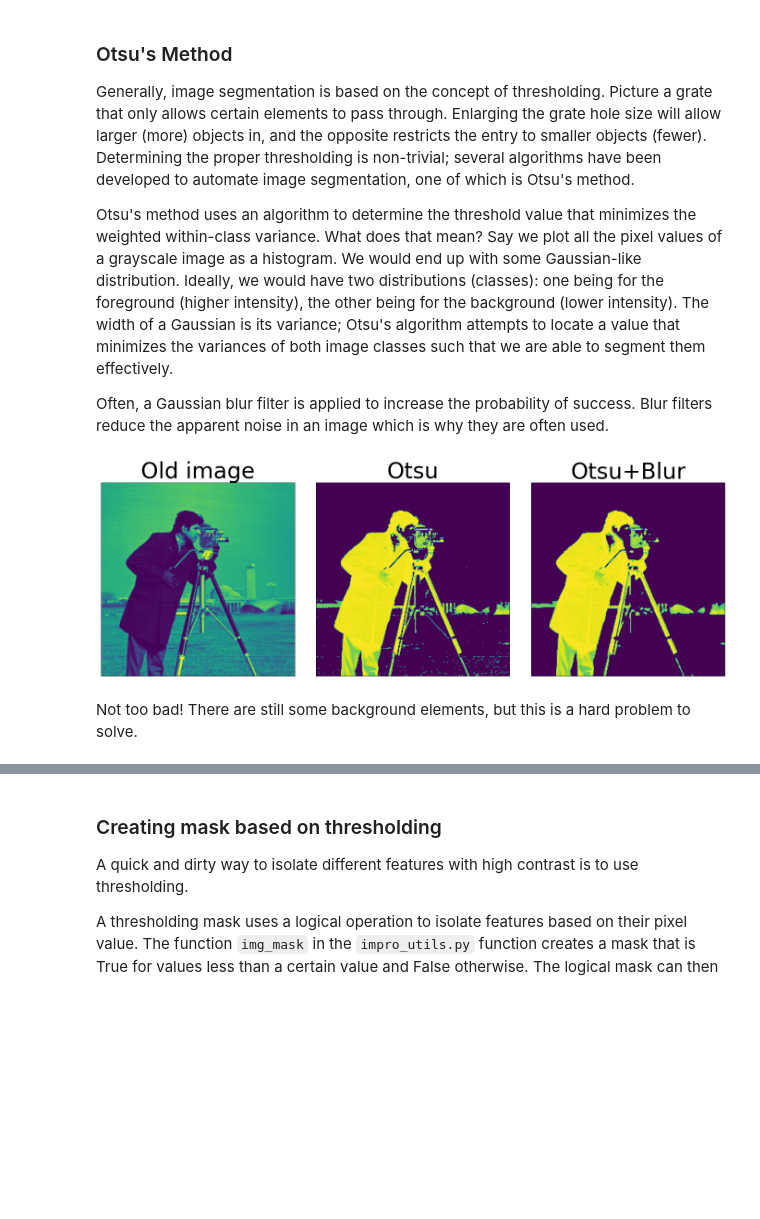
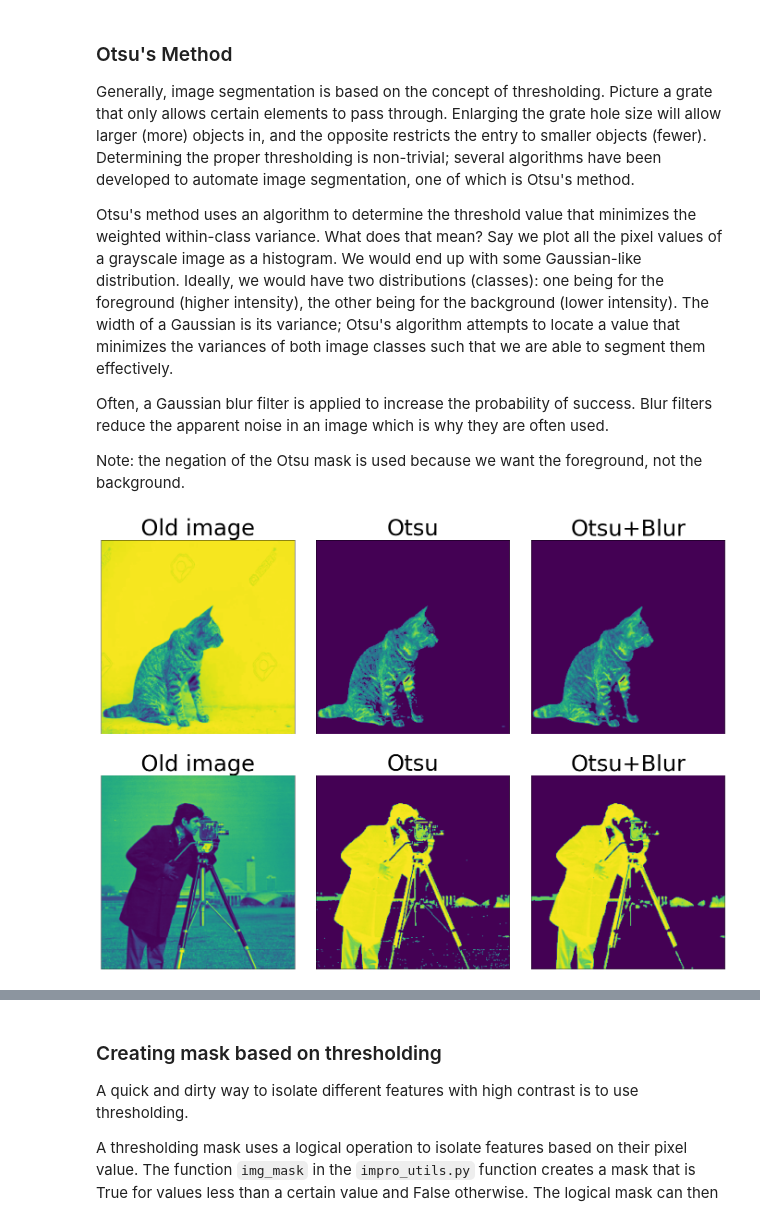
Before and after one commit to bazzzzil/image-processing, a Jupyter notebook: image_segmentation.ipynb, the cells around one changed output, grey strips where cells are left out. Drawn from its saved outputs; the diff is of its cells as text; code cells hidden in the pictures; blank space fills up the shorter version.

```diff
--- a/image_segmentation.ipynb
+++ b/image_segmentation.ipynb
@@ -21,7 +21,13 @@ This is actually quite a complicated problem, as the background has many high co
 filename = 'test2.jpg'
 image = imp.load_data(filename)
 
+filename = 'cat.png'
+cat = cv.resize(imp.load_data(filename),(256,256))
+
 fig = plt.figure(figsize=(20,15))
 imp.plot_img(image, "Image")
+
+fig = plt.figure(figsize=(20,15))
+imp.plot_img(cat, "Image")
 # %% [output]
 [figure]
@@ -33,21 +40,33 @@ Generally, image segmentation is based on the concept of thresholding. Picture a
 Otsu's method uses an algorithm to determine the threshold value that minimizes the weighted within-class variance. What does that mean? Say we plot all the pixel values of a grayscale image as a histogram. We would end up with some Gaussian-like distribution. Ideally, we would have two distributions (classes): one being for the foreground (higher intensity), the other being for the background (lower intensity). The width of a Gaussian is its variance; Otsu's algorithm attempts to locate a value that minimizes the variances of both image classes such that we are able to segment them effectively.
 
 Often, a Gaussian blur filter is applied to increase the probability of success. Blur filters reduce the apparent noise in an image which is why they are often used.
+
+Note: the negation of the Otsu mask is used because we want the foreground, not the background.
 # %%
+_,otsu = cv.threshold(cat, 0, 255, cv.THRESH_BINARY+cv.THRESH_OTSU)
+
+blur = cv.GaussianBlur(cat,(5,5),0)
+_,otsu_blur = cv.threshold(blur, 0, 255, cv.THRESH_BINARY+cv.THRESH_OTSU)
+
+fig = plt.figure(figsize=(20,15))
+plt.subplot(2,3,1)
+imp.plot_img(abs(cat),'Old image')
+plt.subplot(2,3,2)
+imp.plot_img(abs(~otsu*cat),'Otsu')
+plt.subplot(2,3,3)
+imp.plot_img(abs(~otsu_blur*cat),'Otsu+Blur')
+
 _,otsu = cv.threshold(image, 0, 255, cv.THRESH_BINARY+cv.THRESH_OTSU)
 
 blur = cv.GaussianBlur(image,(5,5),0)
 _,otsu_blur = cv.threshold(blur, 0, 255, cv.THRESH_BINARY+cv.THRESH_OTSU)
 
-fig = plt.figure(figsize=(20,15))
-plt.subplot(1,3,1)
+plt.subplot(2,3,4)
 imp.plot_img(abs(image),'Old image')
-plt.subplot(1,3,2)
+plt.subplot(2,3,5)
 imp.plot_img(abs(~otsu*image),'Otsu')
-plt.subplot(1,3,3)
+plt.subplot(2,3,6)
 imp.plot_img(abs(~otsu_blur*image),'Otsu+Blur')
 plt.tight_layout()
 # %% [output]
-[figure, old version]
+[figure, new version]
-# %% [markdown]
-Not too bad! There are still some background elements, but this is a hard problem to solve.
```
Also changed, not shown: parts of 10 cells of this notebook, 1 other file.
